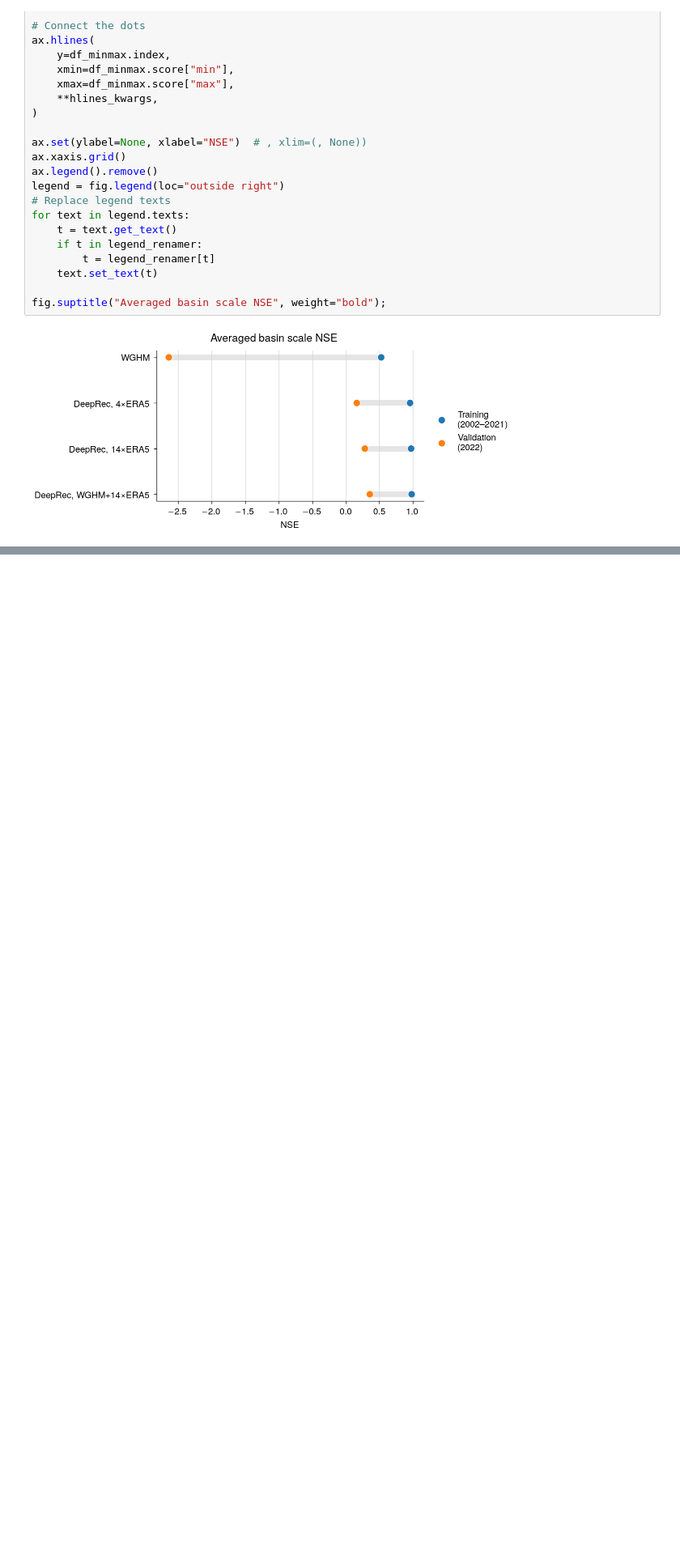
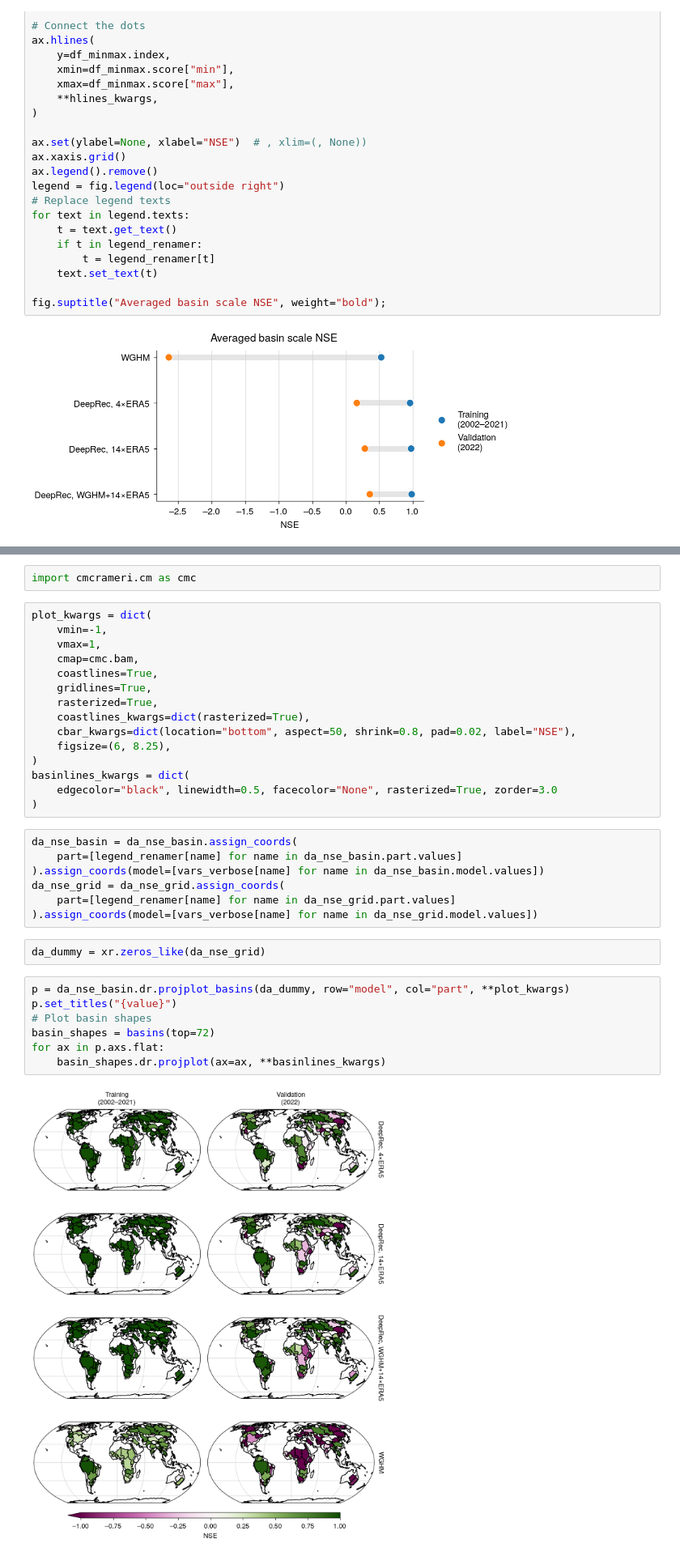
Before and after one commit to lqgentner/deeprec, a Jupyter notebook: notebooks/20-si-plots/grace-metrics-trainval.ipynb, the cells around one changed output, grey strips where cells are left out. Shown at 81% size. Cells and saved outputs as stored; diff of their text form; blank space fills up the shorter version.

```diff
--- a/notebooks/20-si-plots/grace-metrics-trainval.ipynb
+++ b/notebooks/20-si-plots/grace-metrics-trainval.ipynb
@@ -345,0 +346,35 @@ fig.suptitle("Averaged basin scale NSE", weight="bold");
+# %%
+import cmcrameri.cm as cmc
+# %%
+plot_kwargs = dict(
+    vmin=-1,
+    vmax=1,
+    cmap=cmc.bam,
+    coastlines=True,
+    gridlines=True,
+    rasterized=True,
+    coastlines_kwargs=dict(rasterized=True),
+    cbar_kwargs=dict(location="bottom", aspect=50, shrink=0.8, pad=0.02, label="NSE"),
+    figsize=(6, 8.25),
+)
+basinlines_kwargs = dict(
+    edgecolor="black", linewidth=0.5, facecolor="None", rasterized=True, zorder=3.0
+)
+# %%
+da_nse_basin = da_nse_basin.assign_coords(
+    part=[legend_renamer[name] for name in da_nse_basin.part.values]
+).assign_coords(model=[vars_verbose[name] for name in da_nse_basin.model.values])
+da_nse_grid = da_nse_grid.assign_coords(
+    part=[legend_renamer[name] for name in da_nse_grid.part.values]
+).assign_coords(model=[vars_verbose[name] for name in da_nse_grid.model.values])
+# %%
+da_dummy = xr.zeros_like(da_nse_grid)
+# %%
+p = da_nse_basin.dr.projplot_basins(da_dummy, row="model", col="part", **plot_kwargs)
+p.set_titles("{value}")
+# Plot basin shapes
+basin_shapes = basins(top=72)
+for ax in p.axs.flat:
+    basin_shapes.dr.projplot(ax=ax, **basinlines_kwargs)
+# %% [output]
+[figure, added]
```
Also changed, not shown: parts of 3 cells of this notebook, 15 other files.
